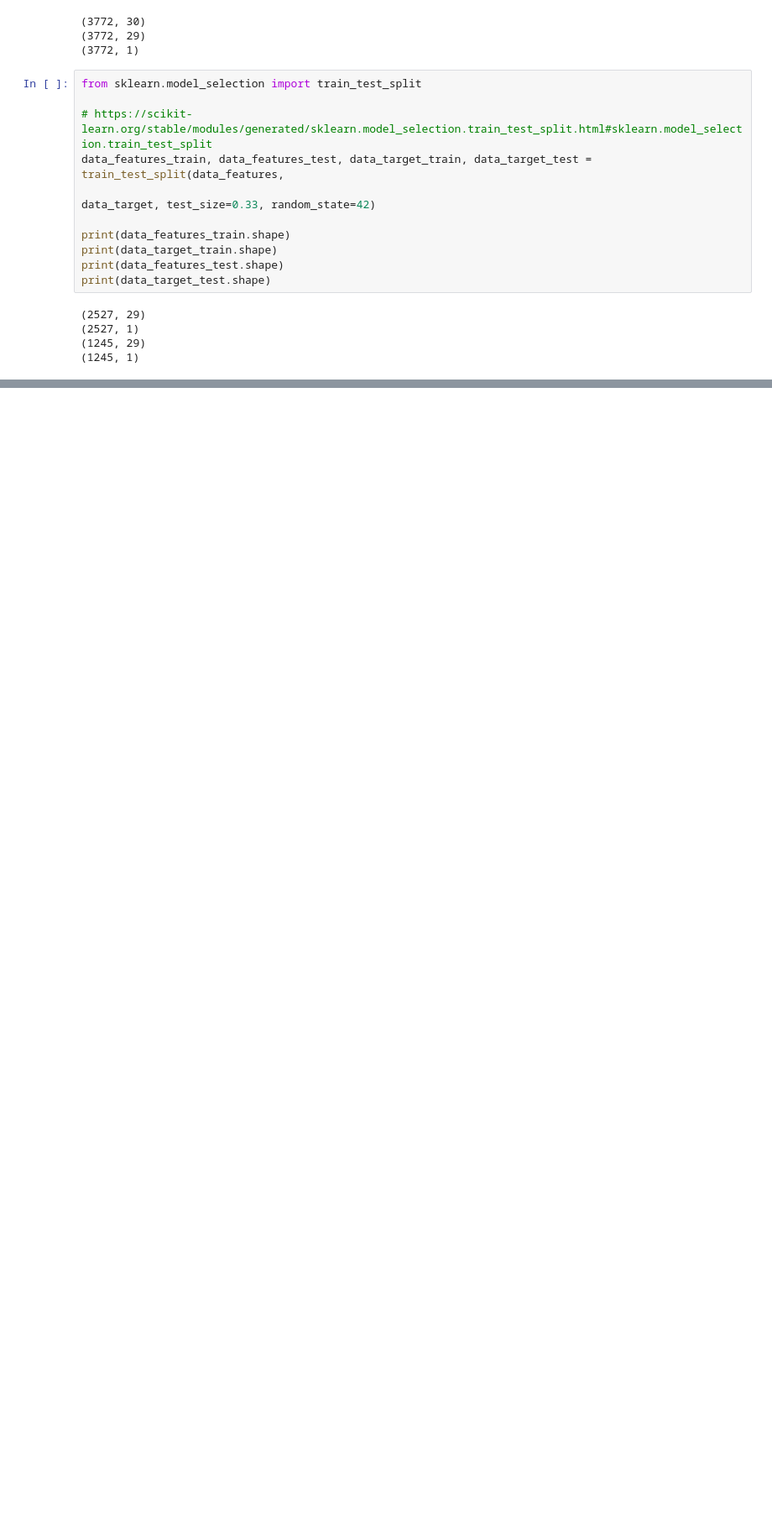
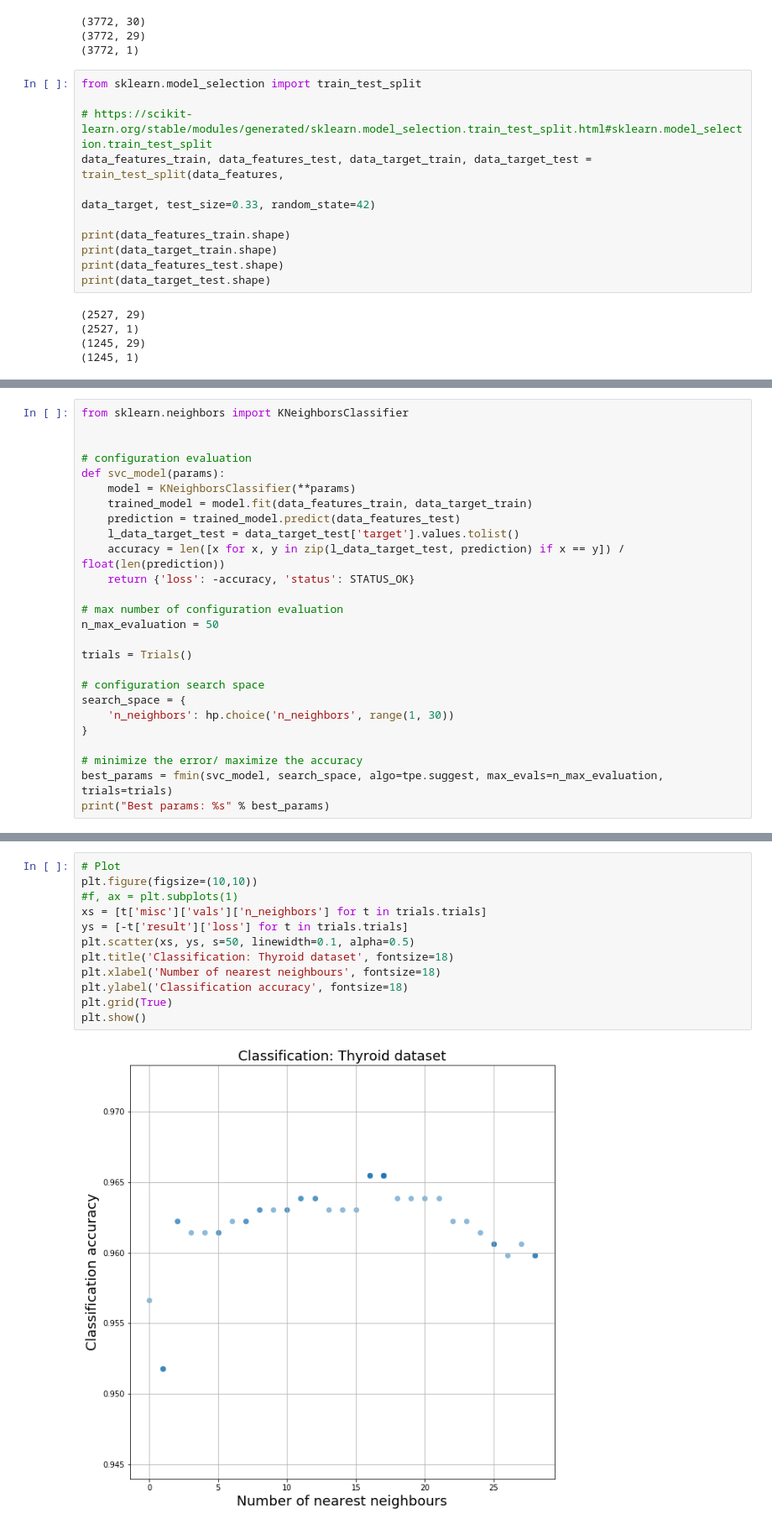
Before and after one commit to anuprulez/machine_learning_101, a Jupyter notebook: classification_scikit_learn.ipynb, the cells around one changed output, grey strips where cells are left out. Shown at 84% size. Saved outputs shown, nothing was run; the diff lists cells and outputs as text; blank space fills up the shorter version.

```diff
--- a/classification_scikit_learn.ipynb
+++ b/classification_scikit_learn.ipynb
@@ -162,0 +175,26 @@ ImportError: No module named hyperopt
+# %%
+from sklearn.neighbors import KNeighborsClassifier
+
+
+# configuration evaluation
+def svc_model(params):
+    model = KNeighborsClassifier(**params)
+    trained_model = model.fit(data_features_train, data_target_train)
+    prediction = trained_model.predict(data_features_test)
+    l_data_target_test = data_target_test['target'].values.tolist()
+    accuracy = len([x for x, y in zip(l_data_target_test, prediction) if x == y]) / float(len(prediction))
+    return {'loss': -accuracy, 'status': STATUS_OK}
+
+# max number of configuration evaluation
+n_max_evaluation = 50
+
+trials = Trials()
+
+# configuration search space
+search_space = {
+    'n_neighbors': hp.choice('n_neighbors', range(1, 30))
+}
+
+# minimize the error/ maximize the accuracy
+best_params = fmin(svc_model, search_space, algo=tpe.suggest, max_evals=n_max_evaluation, trials=trials)
+print("Best params: %s" % best_params)
@@ -162,0 +203,14 @@ ImportError: No module named hyperopt
+# %%
+# Plot
+plt.figure(figsize=(10,10))
+#f, ax = plt.subplots(1)
+xs = [t['misc']['vals']['n_neighbors'] for t in trials.trials]
+ys = [-t['result']['loss'] for t in trials.trials]
+plt.scatter(xs, ys, s=50, linewidth=0.1, alpha=0.5)
+plt.title('Classification: Thyroid dataset', fontsize=18)
+plt.xlabel('Number of nearest neighbours', fontsize=18)
+plt.ylabel('Classification accuracy', fontsize=18)
+plt.grid(True)
+plt.show()
+# %% [output]
+[figure, added]
```
Also changed, not shown: parts of 6 cells of this notebook.
